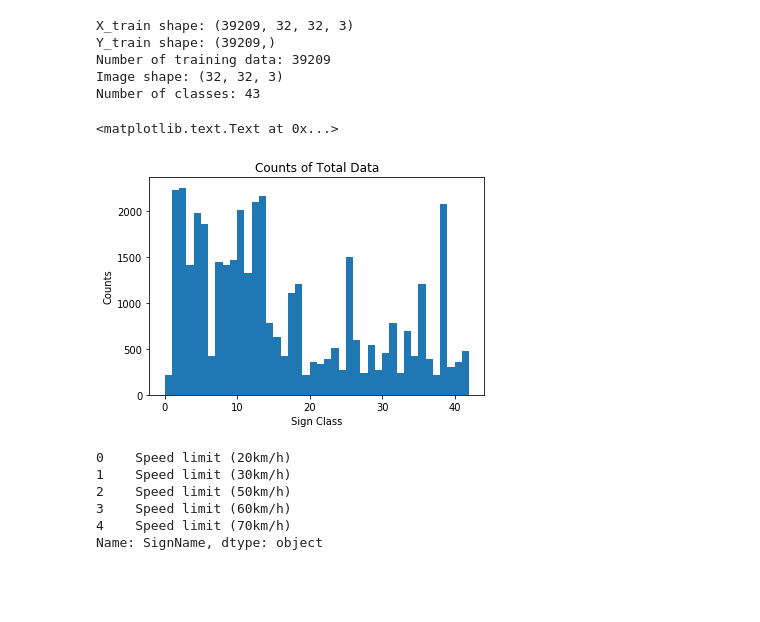
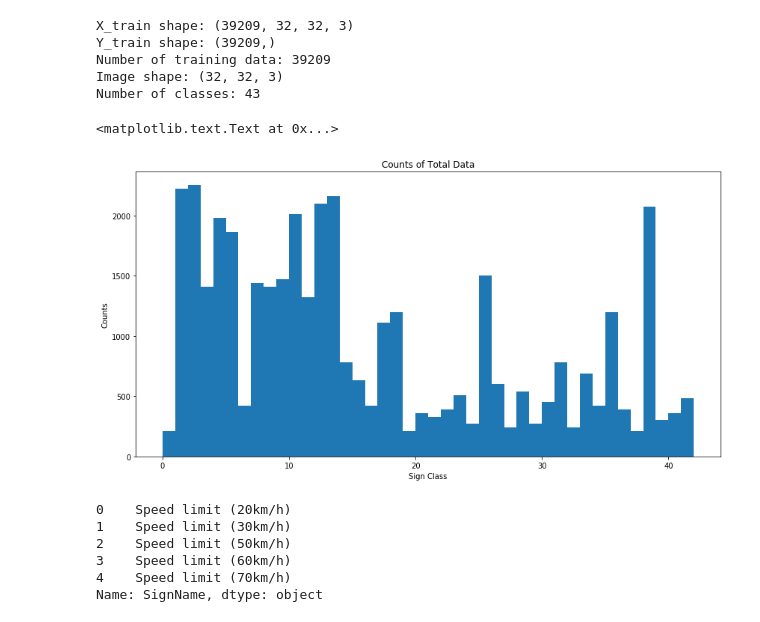
Before and after one commit to piliwilliam0306/Udacity-SDC, a Jupyter notebook: CarND-TrafficSignClassifier-P2/P2.ipynb, the cells around one changed output. Saved outputs shown, nothing was run; the diff lists cells and outputs as text; code cells hidden in the pictures; blank space fills up the shorter version.

```diff
--- a/Traffic-Sign-Classification/traffic-sign-classification.ipynb
+++ b/CarND-TrafficSignClassifier-P2/P2.ipynb
@@ -17,34 +17,35 @@ with open('train.p', 'rb') as f:
     data = pickle.load(f)
 
 # Load the feature data to the variable X_train
 # Load the label data to the variable Y_train
 X_train, Y_train = data['features'], data['labels']
 
 # 'features' is a 4D array containing raw pixel data of the traffic sign images,
 # (num examples, width, height, channels).
 print ('X_train shape: {}'.format(X_train.shape))
 # 'labels' is a 2D array containing the label/class id of the traffic sign.
 print ('Y_train shape: {}'.format(Y_train.shape))
 # number of training set
 print ('Number of training data: {}'.format(len(X_train)))
 # showing image shape
 print ('Image shape: {}'.format(X_train.shape[1:]))
 # number of class
 classes = len(set(Y_train))
 print ('Number of classes: {}'.format(classes))
 
+plt.figure(figsize=(14, 7))
 plt.hist(Y_train, bins=range(classes))
 plt.title('Counts of Total Data')
 plt.xlabel('Sign Class')
 plt.ylabel('Counts')
 # %% [output]
 X_train shape: (39209, 32, 32, 3)
 Y_train shape: (39209,)
 Number of training data: 39209
 Image shape: (32, 32, 3)
 Number of classes: 43
 <matplotlib.text.Text at 0x...>
-[figure, old version]
+[figure, new version]
 # %%
 # reading sign name file
 label_file = 'signnames.csv'
```
Also changed, not shown: parts of 2 cells of this notebook, 6 other files.
